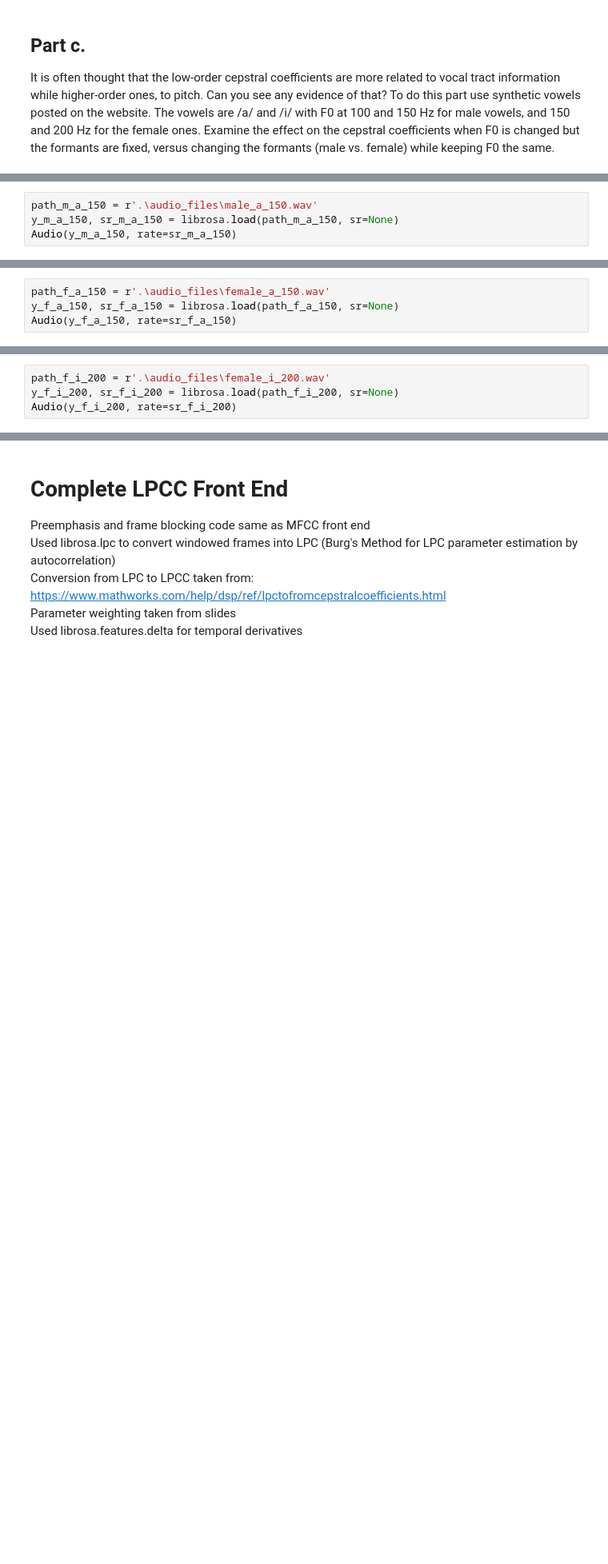
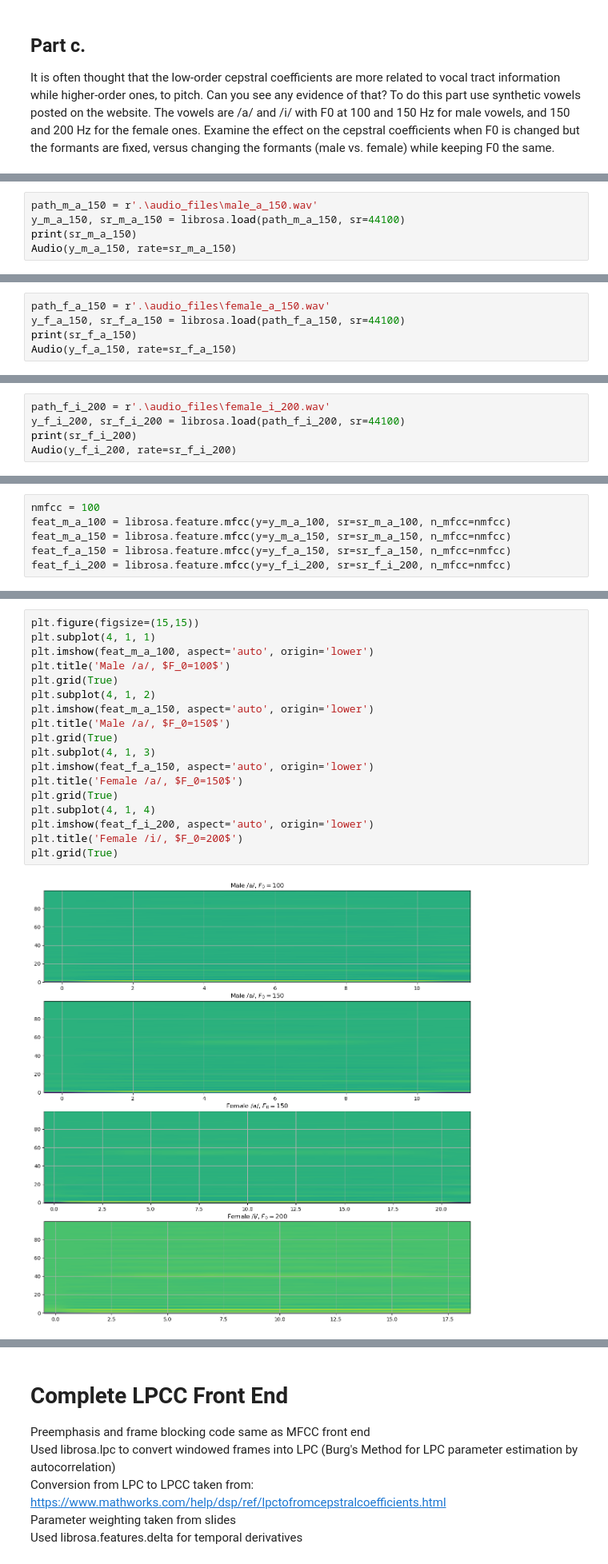
Before and after one commit to awong0811/ECE214B, a Jupyter notebook: HW2/HW2.ipynb, the cells around one changed output, grey strips where cells are left out. Shown at 80% size. Saved outputs shown, nothing was run; the diff lists cells and outputs as text; blank space fills up the shorter version.

```diff
--- a/HW2/HW2.ipynb
+++ b/HW2/HW2.ipynb
@@ -228,6 +252,7 @@ Audio(y_m_a_100, rate=sr_m_a_100)
 [interactive output not drawn]
 # %%
 path_m_a_150 = r'.\audio_files\male_a_150.wav'
-y_m_a_150, sr_m_a_150 = librosa.load(path_m_a_150, sr=None)
+y_m_a_150, sr_m_a_150 = librosa.load(path_m_a_150, sr=44100)
+print(sr_m_a_150)
 Audio(y_m_a_150, rate=sr_m_a_150)
 # %% [output]
@@ -234,6 +260,7 @@ Audio(y_m_a_150, rate=sr_m_a_150)
 [interactive output not drawn]
 # %%
 path_f_a_150 = r'.\audio_files\female_a_150.wav'
-y_f_a_150, sr_f_a_150 = librosa.load(path_f_a_150, sr=None)
+y_f_a_150, sr_f_a_150 = librosa.load(path_f_a_150, sr=44100)
+print(sr_f_a_150)
 Audio(y_f_a_150, rate=sr_f_a_150)
 # %% [output]
@@ -240,6 +268,7 @@ Audio(y_f_a_150, rate=sr_f_a_150)
 [interactive output not drawn]
 # %%
 path_f_i_200 = r'.\audio_files\female_i_200.wav'
-y_f_i_200, sr_f_i_200 = librosa.load(path_f_i_200, sr=None)
+y_f_i_200, sr_f_i_200 = librosa.load(path_f_i_200, sr=44100)
+print(sr_f_i_200)
 Audio(y_f_i_200, rate=sr_f_i_200)
 # %% [output]
@@ -246 +276,7 @@ Audio(y_f_i_200, rate=sr_f_i_200)
 [interactive output not drawn]
+# %%
+nmfcc = 100
+feat_m_a_100 = librosa.feature.mfcc(y=y_m_a_100, sr=sr_m_a_100, n_mfcc=nmfcc)
+feat_m_a_150 = librosa.feature.mfcc(y=y_m_a_150, sr=sr_m_a_150, n_mfcc=nmfcc)
+feat_f_a_150 = librosa.feature.mfcc(y=y_f_a_150, sr=sr_f_a_150, n_mfcc=nmfcc)
+feat_f_i_200 = librosa.feature.mfcc(y=y_f_i_200, sr=sr_f_i_200, n_mfcc=nmfcc)
@@ -246,0 +287,20 @@ Audio(y_f_i_200, rate=sr_f_i_200)
+# %%
+plt.figure(figsize=(15,15))
+plt.subplot(4, 1, 1)
+plt.imshow(feat_m_a_100, aspect='auto', origin='lower')
+plt.title('Male /a/, $F_0=100$')
+plt.grid(True)
+plt.subplot(4, 1, 2)
+plt.imshow(feat_m_a_150, aspect='auto', origin='lower')
+plt.title('Male /a/, $F_0=150$')
+plt.grid(True)
+plt.subplot(4, 1, 3)
+plt.imshow(feat_f_a_150, aspect='auto', origin='lower')
+plt.title('Female /a/, $F_0=150$')
+plt.grid(True)
+plt.subplot(4, 1, 4)
+plt.imshow(feat_f_i_200, aspect='auto', origin='lower')
+plt.title('Female /i/, $F_0=200$')
+plt.grid(True)
+# %% [output]
+[figure, added]
```
Also changed, not shown: parts of 29 cells of this notebook, 1 other file.
